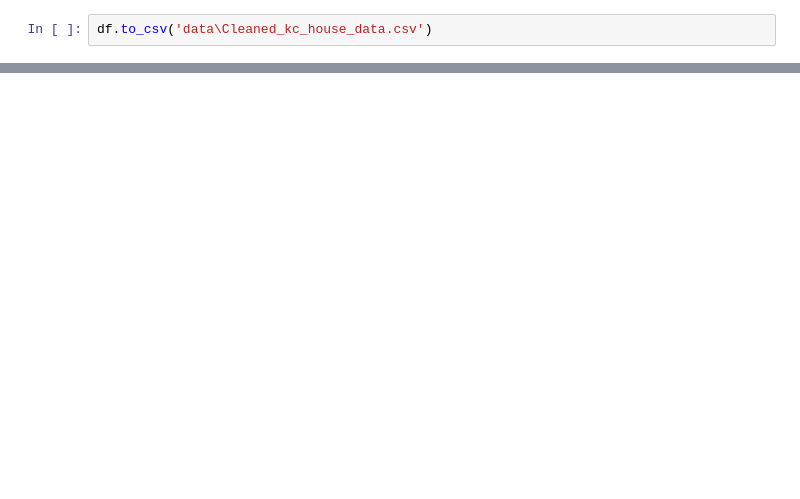
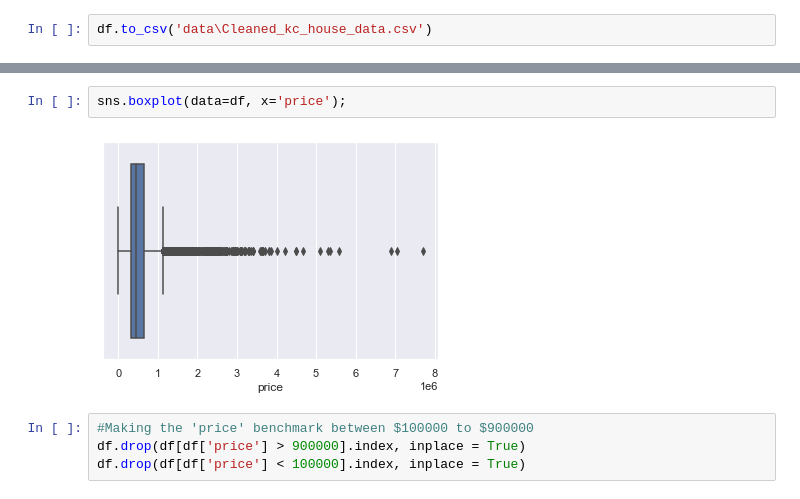
Before and after one commit to Deric-Williamson/house-sales-regression-model, a Jupyter notebook: Data_Cleaning.ipynb, the cells around one changed output, grey strips where cells are left out. Drawn from its saved outputs; the diff is of its cells as text; blank space fills up the shorter version.

```diff
--- a/Data_Cleaning.ipynb
+++ b/Data_Cleaning.ipynb
@@ -40,0 +120,8 @@ df.head()
+# %%
+sns.boxplot(data=df, x='price');
+# %% [output]
+[figure, added]
+# %%
+#Making the 'price' benchmark between $100000 to $900000
+df.drop(df[df['price'] > 900000].index, inplace = True)
+df.drop(df[df['price'] < 100000].index, inplace = True)
```
Also changed, not shown: parts of 74 cells of this notebook, 1 other file.
